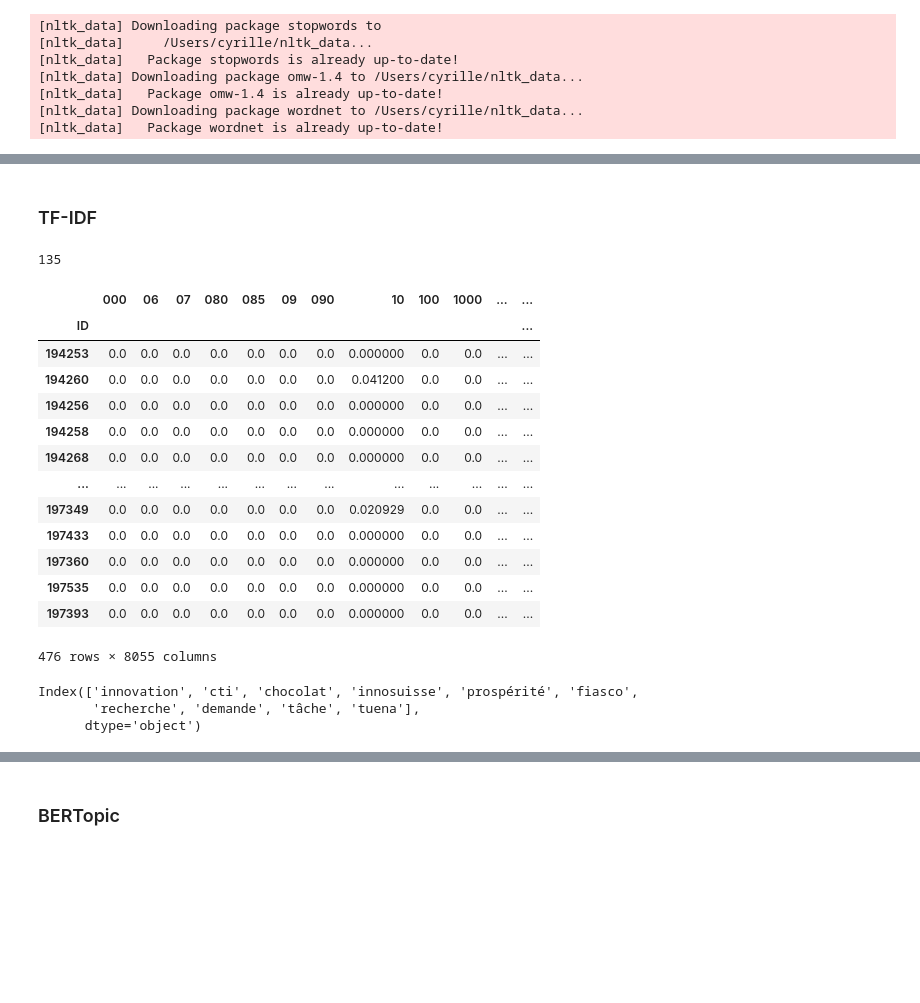
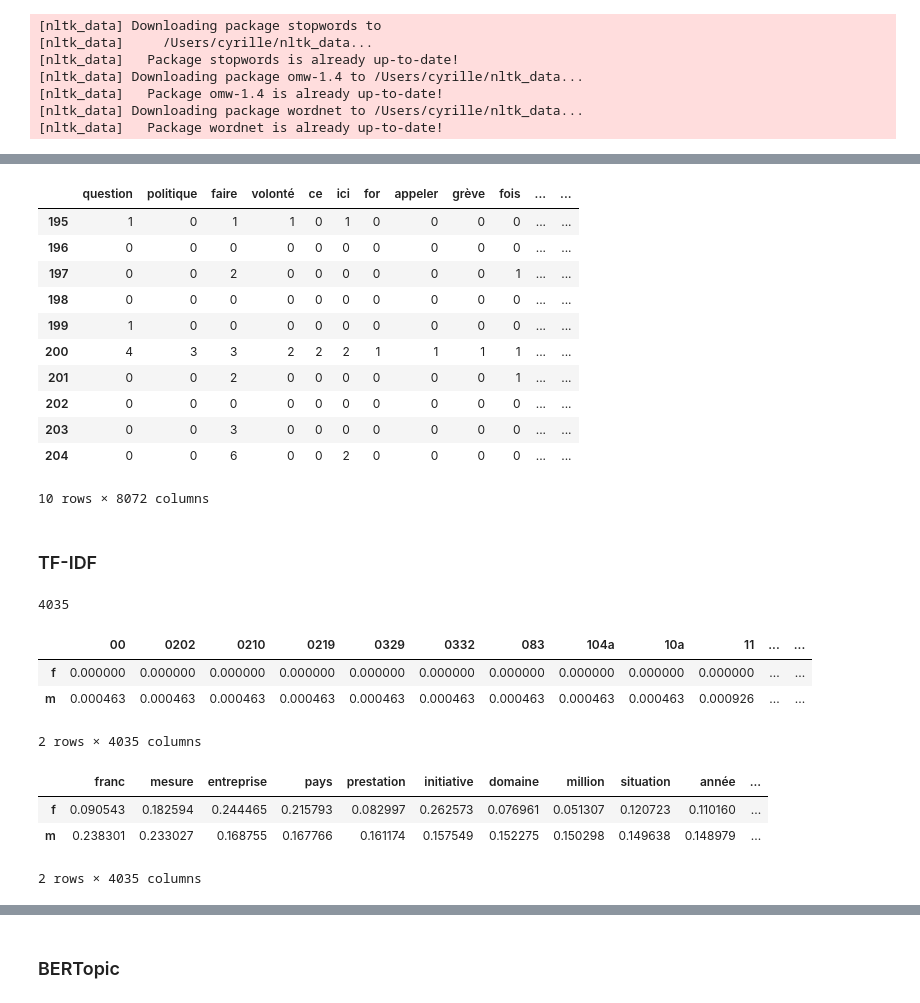
Before and after one commit to cgcrts/ef23_discours, a Jupyter notebook: topic_processing.ipynb, the cells around one changed output, grey strips where cells are left out. Drawn from its saved outputs; the diff is of its cells as text; code cells hidden in the pictures; blank space fills up the shorter version.

```diff
--- a/topic_processing.ipynb
+++ b/topic_processing.ipynb
@@ -147,0 +273,3 @@ filtered_transcript
+# %%
+transcript_by_person = filtered_transcript.merge(persons_df, on='PersonNumber')
+transcript_by_person
@@ -147,0 +304,4 @@ filtered_transcript
+# %%
+transcript_by_gender = transcript_by_person.groupby('GenderAsString').agg({'text_lemmatized': lambda x: ' '.join(x)})
+transcript_by_gender.index.name = None
+transcript_by_gender
@@ -148,33 +334,41 @@ filtered_transcript
+# %%
+count_df.sort_values(axis='columns', by=example_row, ascending=False).iloc[example_row-5:example_row+5]
+# %% [output]
+|  | question | politique | faire | volonté | ce | ici | for | appeler | grève | fois | ... | ... |
+| 195 | 1 | 0 | 1 | 1 | 0 | 1 | 0 | 0 | 0 | 0 | ... | ... |
+| 196 | 0 | 0 | 0 | 0 | 0 | 0 | 0 | 0 | 0 | 0 | ... | ... |
+| 197 | 0 | 0 | 2 | 0 | 0 | 0 | 0 | 0 | 0 | 1 | ... | ... |
+| 198 | 0 | 0 | 0 | 0 | 0 | 0 | 0 | 0 | 0 | 0 | ... | ... |
+| 199 | 1 | 0 | 0 | 0 | 0 | 0 | 0 | 0 | 0 | 0 | ... | ... |
+| 200 | 4 | 3 | 3 | 2 | 2 | 2 | 1 | 1 | 1 | 1 | ... | ... |
+| 201 | 0 | 0 | 2 | 0 | 0 | 0 | 0 | 0 | 0 | 1 | ... | ... |
+| 202 | 0 | 0 | 0 | 0 | 0 | 0 | 0 | 0 | 0 | 0 | ... | ... |
+| 203 | 0 | 0 | 3 | 0 | 0 | 0 | 0 | 0 | 0 | 0 | ... | ... |
+| 204 | 0 | 0 | 6 | 0 | 0 | 2 | 0 | 0 | 0 | 0 | ... | ... |
+10 rows × 8072 columns
 # %% [markdown]
 ### TF-IDF
+# %%
+group_transcript = transcript_by_gender
 # %%
 vectorizer = TfidfVectorizer()
-vectors = vectorizer.fit_transform(filtered_transcript['text_lemmatized'].to_list())
+vectors = vectorizer.fit_transform(group_transcript['text_lemmatized'].to_list())
 len(vectorizer.get_feature_names_out())
 # %% [output]
-135
+4035
 # %%
-tfidf_df = pd.DataFrame(vectors.toarray(), index=filtered_transcript['ID'], columns=vectorizer.get_feature_names_out())
+tfidf_df = pd.DataFrame(vectors.toarray(), index=group_transcript.index, columns=vectorizer.get_feature_names_out())
 tfidf_df
 # %% [output]
-|  | 000 | 06 | 07 | 080 | 085 | 09 | 090 | 10 | 100 | 1000 | ... | ... |
-| ID |  |  |  |  |  |  |  |  |  |  |  | ... |
-| 194253 | 0.0 | 0.0 | 0.0 | 0.0 | 0.0 | 0.0 | 0.0 | 0.000000 | 0.0 | 0.0 | ... | ... |
-| 194260 | 0.0 | 0.0 | 0.0 | 0.0 | 0.0 | 0.0 | 0.0 | 0.041200 | 0.0 | 0.0 | ... | ... |
-| 194256 | 0.0 | 0.0 | 0.0 | 0.0 | 0.0 | 0.0 | 0.0 | 0.000000 | 0.0 | 0.0 | ... | ... |
-| 194258 | 0.0 | 0.0 | 0.0 | 0.0 | 0.0 | 0.0 | 0.0 | 0.000000 | 0.0 | 0.0 | ... | ... |
-| 194268 | 0.0 | 0.0 | 0.0 | 0.0 | 0.0 | 0.0 | 0.0 | 0.000000 | 0.0 | 0.0 | ... | ... |
-| ... | ... | ... | ... | ... | ... | ... | ... | ... | ... | ... | ... | ... |
-| 197349 | 0.0 | 0.0 | 0.0 | 0.0 | 0.0 | 0.0 | 0.0 | 0.020929 | 0.0 | 0.0 | ... | ... |
-| 197433 | 0.0 | 0.0 | 0.0 | 0.0 | 0.0 | 0.0 | 0.0 | 0.000000 | 0.0 | 0.0 | ... | ... |
-| 197360 | 0.0 | 0.0 | 0.0 | 0.0 | 0.0 | 0.0 | 0.0 | 0.000000 | 0.0 | 0.0 | ... | ... |
-| 197535 | 0.0 | 0.0 | 0.0 | 0.0 | 0.0 | 0.0 | 0.0 | 0.000000 | 0.0 | 0.0 | ... | ... |
-| 197393 | 0.0 | 0.0 | 0.0 | 0.0 | 0.0 | 0.0 | 0.0 | 0.000000 | 0.0 | 0.0 | ... | ... |
+|  | 00 | 0202 | 0210 | 0219 | 0329 | 0332 | 083 | 104a | 10a | 11 | ... | ... |
+| f | 0.000000 | 0.000000 | 0.000000 | 0.000000 | 0.000000 | 0.000000 | 0.000000 | 0.000000 | 0.000000 | 0.000000 | ... | ... |
+| m | 0.000463 | 0.000463 | 0.000463 | 0.000463 | 0.000463 | 0.000463 | 0.000463 | 0.000463 | 0.000463 | 0.000926 | ... | ... |
-476 rows × 8055 columns
+2 rows × 4035 columns
 # %%
-tfidf_df.sort_values(axis='columns', by=tfidf_df.iloc[example_row].name, ascending=False).columns[:10]
+tfidf_df.sort_values(axis='columns', by=tfidf_df.iloc[1].name, ascending=False)
 # %% [output]
+|  | franc | mesure | entreprise | pays | prestation | initiative | domaine | million | situation | année | ... |
+| f | 0.090543 | 0.182594 | 0.244465 | 0.215793 | 0.082997 | 0.262573 | 0.076961 | 0.051307 | 0.120723 | 0.110160 | ... |
+| m | 0.238301 | 0.233027 | 0.168755 | 0.167766 | 0.161174 | 0.157549 | 0.152275 | 0.150298 | 0.149638 | 0.148979 | ... |
-Index(['innovation', 'cti', 'chocolat', 'innosuisse', 'prospérité', 'fiasco',
-       'recherche', 'demande', 'tâche', 'tuena'],
-      dtype='object')
+2 rows × 4035 columns
 # %%
```
Also changed, not shown: parts of 29 cells of this notebook.
